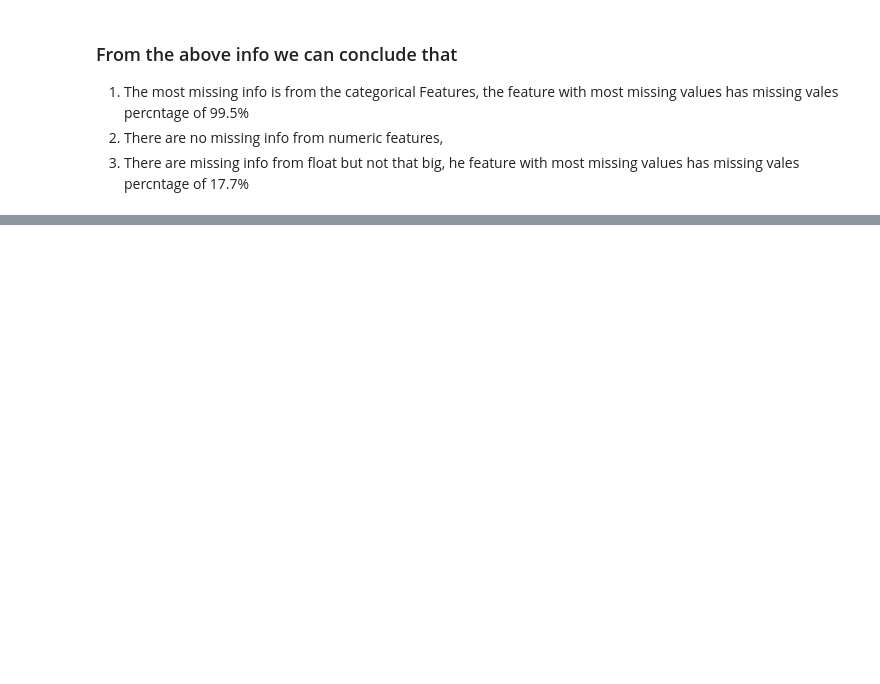
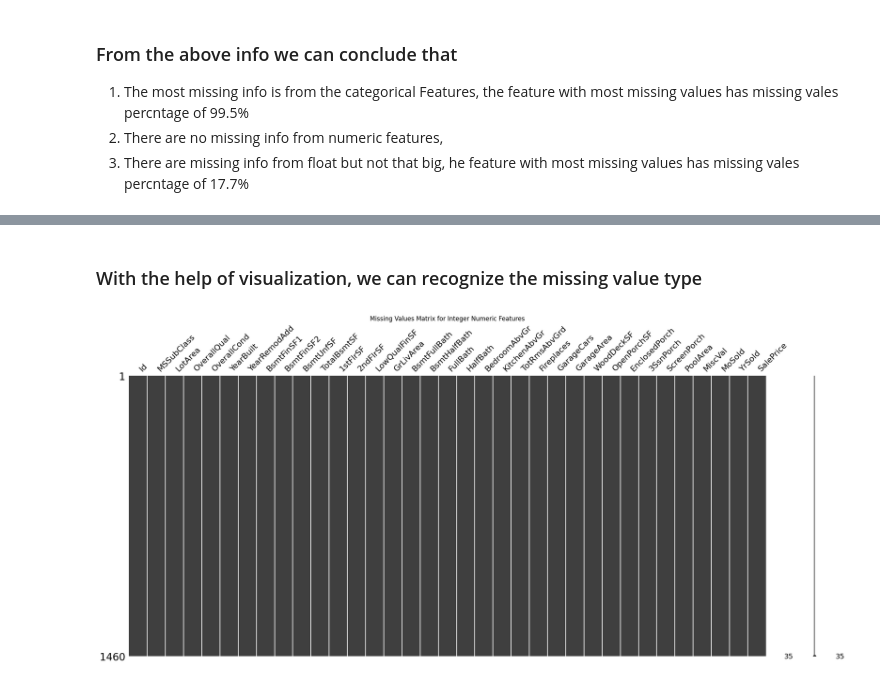
Before and after one commit to mohannadrateb/Data-Science-Eng-Portfolio, a Jupyter notebook: Regression/Housing_prices_ADV/Housing_prices_ADV.ipynb, the cells around one changed output, grey strips where cells are left out. Drawn from its saved outputs; the diff is of its cells as text; code cells hidden in the pictures; blank space fills up the shorter version.

Commit message:
dropping features and visulaizations to identify Missing value types

```diff
--- a/Regression/Housing_prices_ADV/Housing_prices_ADV.ipynb
+++ b/Regression/Housing_prices_ADV/Housing_prices_ADV.ipynb
@@ -65,26 +66,21 @@ Data columns (total 81 columns):
 -----------------------------------------------------------------
 # %% [markdown]
 ### Check missing values and how to handle them
-# %%
-cols_with_null_perc = cols_with_null_perc.sort_values(ascending=False)
-categorical_features = df_train.select_dtypes(include=['object'])
-int_numeric_features = df_train.select_dtypes(include=['int64'])
-float_numeric_features = df_train.select_dtypes(include=['float64'])
 # %%
 def features_types(data_frame):
     categorical_features = data_frame.select_dtypes(include=['object'])
-    int_numeric_features = data_frame.select_dtypes(include=['int64'])
-    float_numeric_features = data_frame.select_dtypes(include=['float64'])
+    numeric_features = data_frame.select_dtypes(include=['int64'])
+    float_features = data_frame.select_dtypes(include=['float64'])
 
     num_of_categorial_features = categorical_features.shape[1]
-    num_of_numeric_features = int_numeric_features.shape[1]
-    num_of_float_features = float_numeric_features.shape[1]
+    num_of_numeric_features = numeric_features.shape[1]
+    num_of_float_features = float_features.shape[1]
 
     print(f"Number of categorial features:{num_of_categorial_features} ")
     print(f"Number of numeric features:{num_of_numeric_features}")
     print(f"num_of_float_features:{num_of_float_features}")
-    return categorical_features,int_numeric_features,float_numeric_features
-features_types(df_train)
+    return categorical_features,numeric_features,float_features
+categorical_features,numeric_features,float_features = features_types(df_train)
 # %% [output]
 Number of categorial features:43
 Number of numeric features:35
@@ -130,0 +157,8 @@ dtype: float64
+# %% [markdown]
+### With the help of visualization, we can recognize the missing value type
+# %%
+msno.matrix(numeric_features)
+plt.title('Missing Values Matrix for Integer Numeric Features')
+plt.show()
+# %% [output]
+[figure, added]
```
Also changed, not shown: parts of 6 cells of this notebook, 19 other files.
